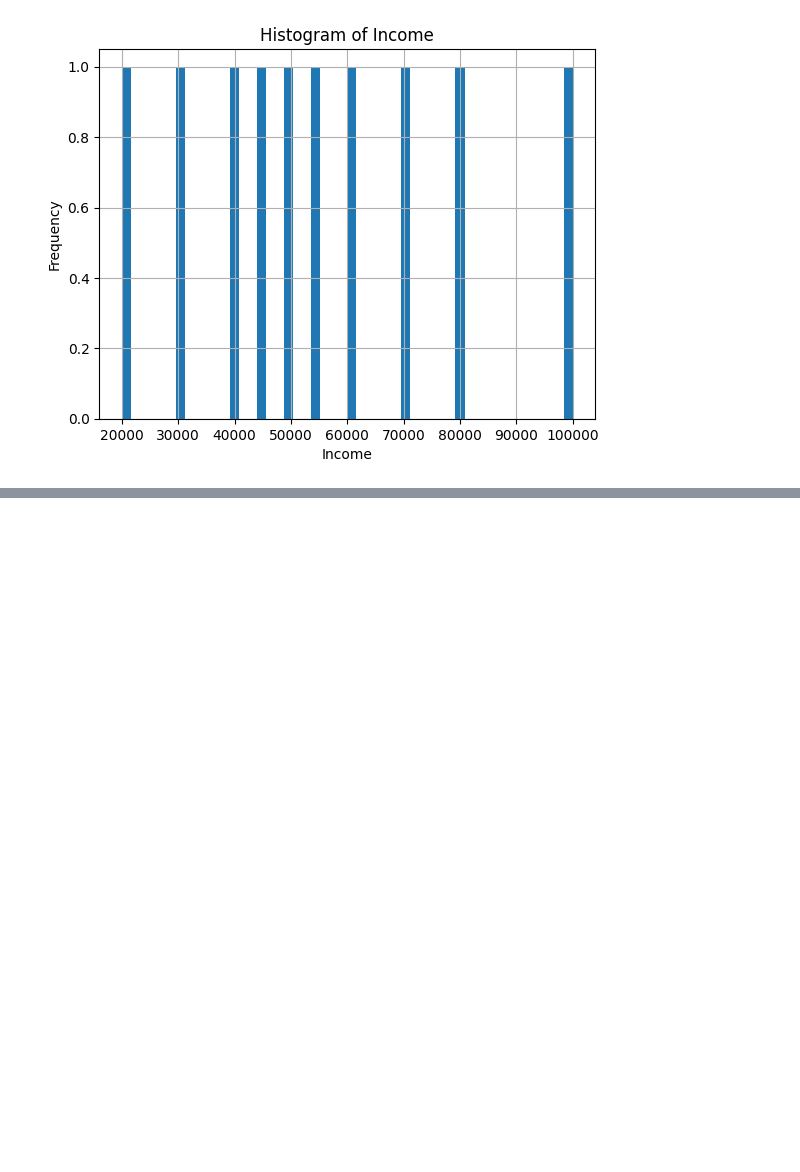
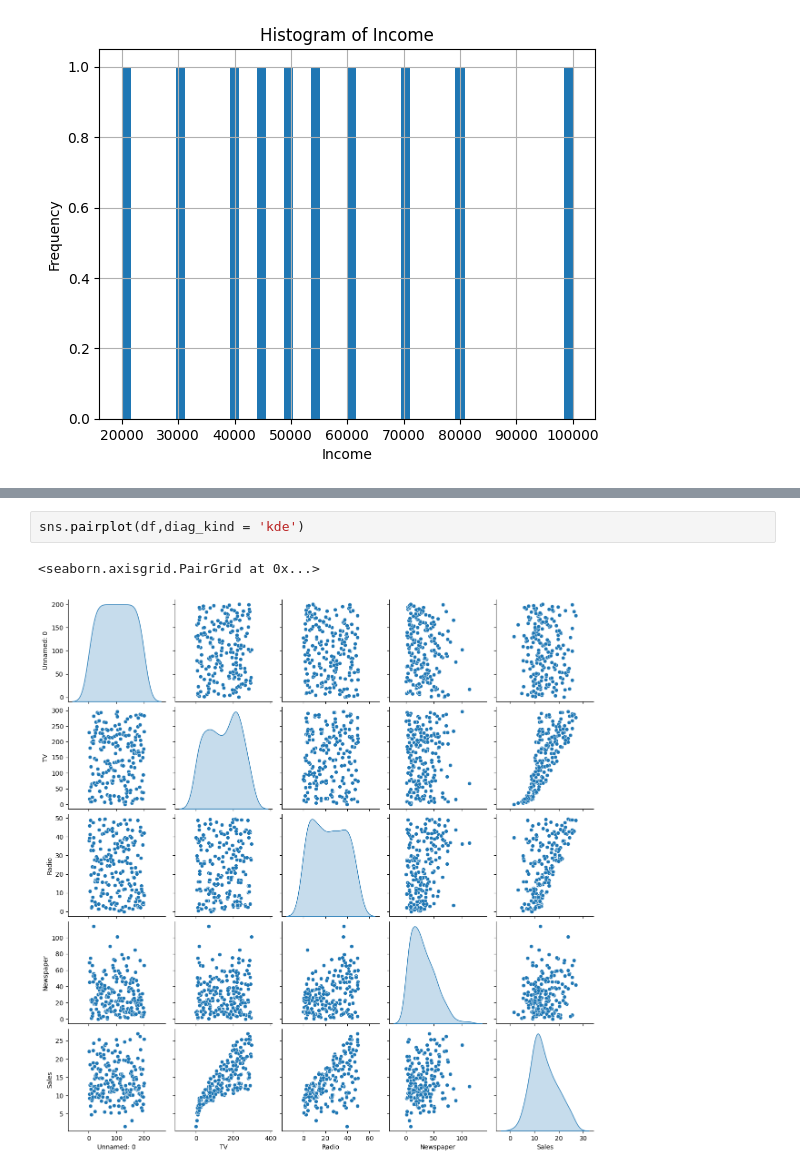
Before and after one commit to Deepakk200/colab_python, a Jupyter notebook: advertising(csv).ipynb, the cells around one changed output, grey strips where cells are left out. Saved outputs shown, nothing was run; the diff lists cells and outputs as text; blank space fills up the shorter version.

```diff
--- a/advertising(csv).ipynb
+++ b/advertising(csv).ipynb
@@ -283,0 +301,5 @@ plt.show()
+# %%
+sns.pairplot(df,diag_kind = 'kde')
+# %% [output]
+<seaborn.axisgrid.PairGrid at 0x...>
+[figure, added]
```
Also changed, not shown: parts of 3 cells of this notebook.
